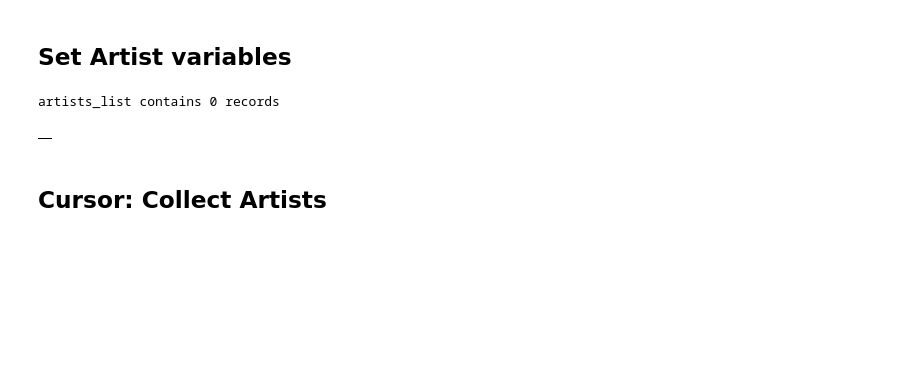
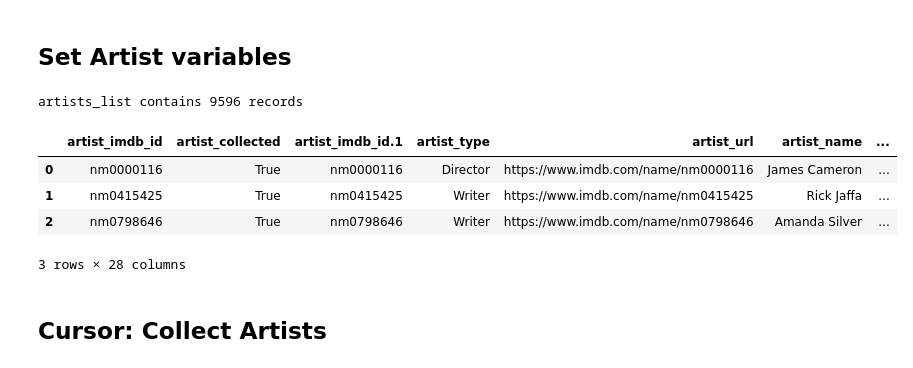
Before and after one commit to OmerRosen/Imdb-Prediction-Model, a Jupyter notebook: IMDB_2022_Hit_or_Flop_Data_Scraper.ipynb, the cells around one changed output. Saved outputs shown, nothing was run; the diff lists cells and outputs as text; code cells hidden in the pictures; blank space fills up the shorter version.

```diff
--- a/IMDB_2022_Hit_or_Flop_Data_Scraper.ipynb
+++ b/IMDB_2022_Hit_or_Flop_Data_Scraper.ipynb
@@ -1076,20 +1045,24 @@ extract_artist_info(artist_imdb_id,col_name)
 # %% [markdown]
 ## Set Artist variables
 # %%
-artists_dataset_path = "/content/drive/My Drive/Harvard HW/Course 4 - Final Project/artists_dataset.csv"
+artists_dataset_path = f"{base_folder_path}/scrapped_artists_dataset.csv"
 if os.path.exists(artists_dataset_path):
   artists_df = pd.read_csv(artists_dataset_path)
   artists_list = artists_df.set_index('artist_imdb_id').T.to_dict()
 
 else:
   artists_list = {}
   artists_df = pd.DataFrame(artists_list)
 
 print(f"artists_list contains {len(artists_list)} records")
 artists_df.head(3)
 # %% [output]
-artists_list contains 0 records
+artists_list contains 9596 records
-|  |
+|  | artist_imdb_id | artist_collected | artist_imdb_id.1 | artist_type | artist_url | artist_name | ... |
+| 0 | nm0000116 | True | nm0000116 | Director | https://www.imdb.com/name/nm0000116 | James Cameron | ... |
+| 1 | nm0415425 | True | nm0415425 | Writer | https://www.imdb.com/name/nm0415425 | Rick Jaffa | ... |
+| 2 | nm0798646 | True | nm0798646 | Writer | https://www.imdb.com/name/nm0798646 | Amanda Silver | ... |
+3 rows × 28 columns
 # %% [markdown]
 ## Cursor: Collect Artists
 # %%
```
Also changed, not shown: parts of 29 cells of this notebook.
